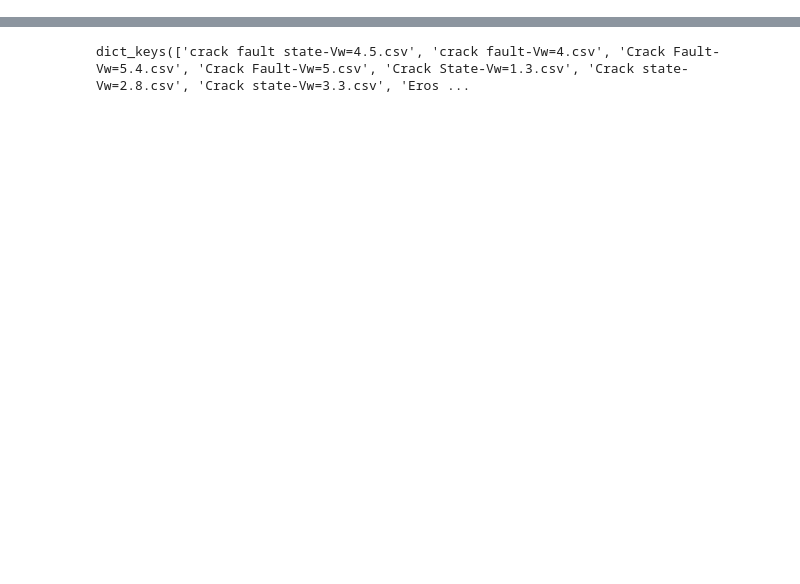
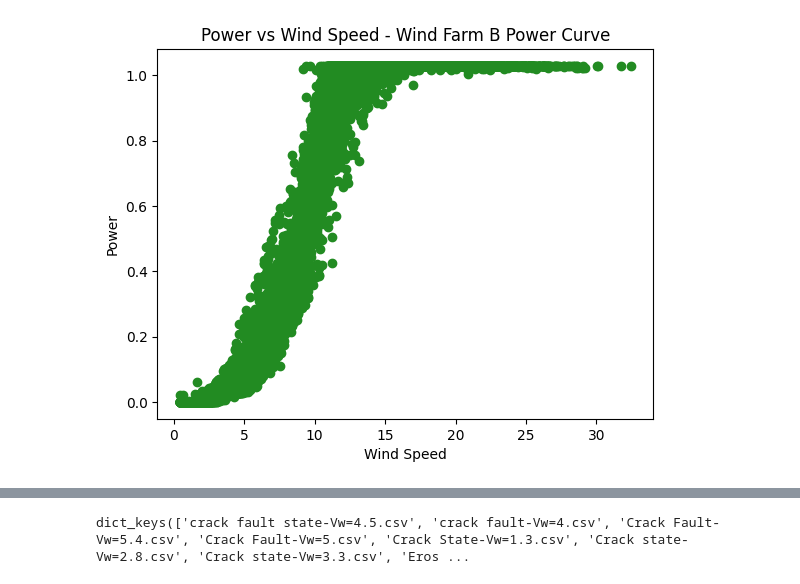
Before and after one commit to NehemiahSolis/Wind-Turbine-Fault-Detection, a Jupyter notebook: wind_turbine_fault_detection.ipynb, the cells around one changed output, grey strips where cells are left out. Drawn from its saved outputs; the diff is of its cells as text; code cells hidden in the pictures; blank space fills up the shorter version.

```diff
--- a/wind_turbine_fault_detection.ipynb
+++ b/wind_turbine_fault_detection.ipynb
@@ -9,0 +59,8 @@ warnings.filterwarnings("ignore")
+# %%
+plt.scatter(wfb_df['wind_speed_59_avg'], wfb_df['power_58_avg'], color='forestgreen')
+plt.title('Power vs Wind Speed - Wind Farm B Power Curve')
+plt.xlabel('Wind Speed')
+plt.ylabel('Power')
+plt.show()
+# %% [output]
+[figure, added]
```
Also changed, not shown: parts of 29 cells of this notebook.
